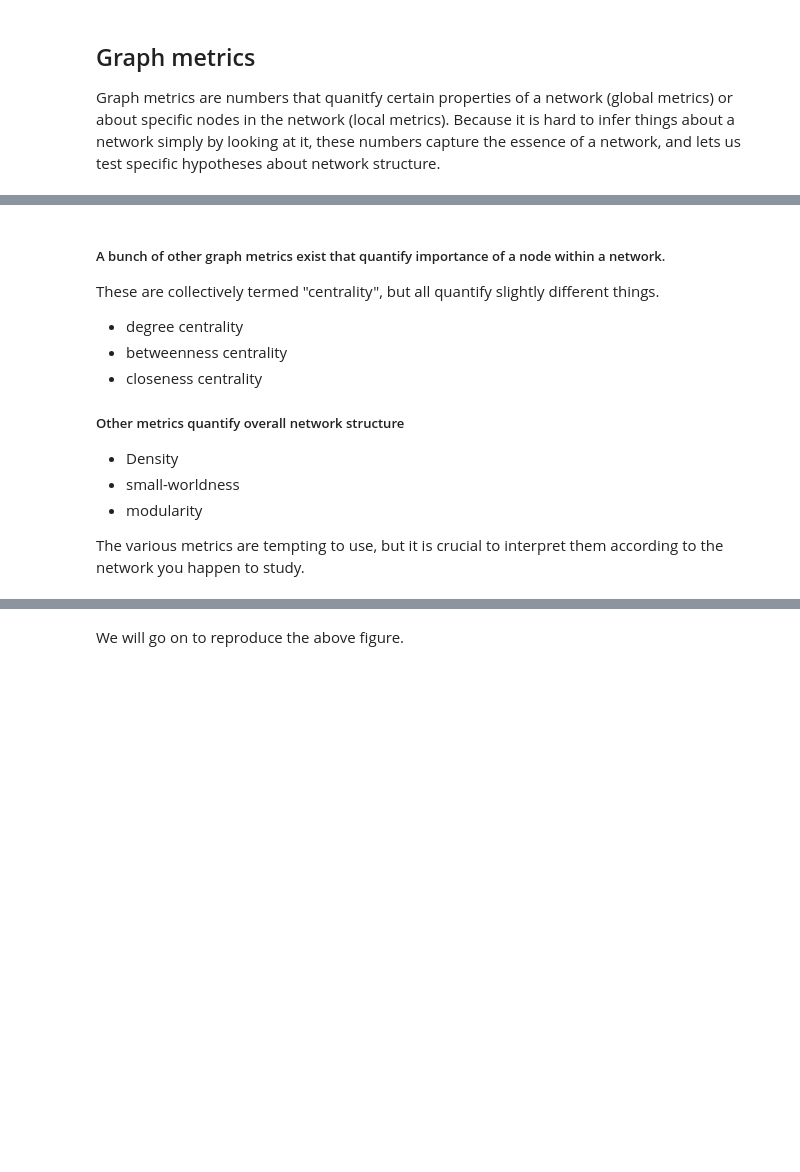
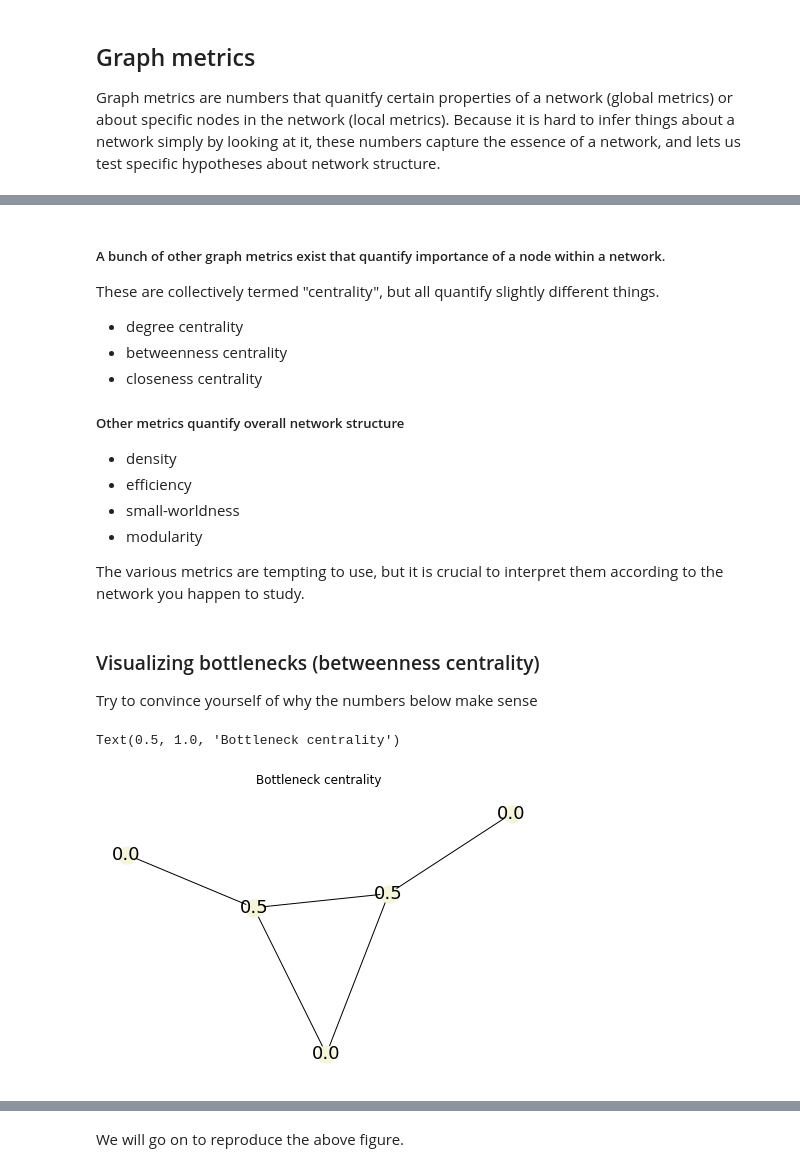
Before and after one commit to oercompbiomed/CBM101, a Jupyter notebook: D_Network_analysis/0_Concepts_in_network_theory.ipynb, the cells around one changed output, grey strips where cells are left out. Cells and saved outputs as stored; diff of their text form; code cells hidden in the pictures; blank space fills up the shorter version.

Commit message:
added graph metrics/visualization, reproducing pagerank figure

```diff
--- a/D_Network_analysis/0_Concepts_in_network_theory.ipynb
+++ b/D_Network_analysis/0_Concepts_in_network_theory.ipynb
@@ -114,8 +116,10 @@ These are collectively termed "centrality", but all quantify slightly different
 - closeness centrality
 
 ##### Other metrics quantify overall network structure
-- Density
+- density
+- efficiency
 - small-worldness
 - modularity
 
+
 The various metrics are tempting to use, but it is crucial to interpret them according to the network you happen to study.
@@ -121,0 +130,22 @@ The various metrics are tempting to use, but it is crucial to interpret them acc
+# %% [markdown]
+### Visualizing bottlenecks (betweenness centrality)
+Try to convince yourself of why the numbers below make sense
+# %%
+A = np.array([
+       [0., 0., 1., 0., 0.],
+       [1., 0., 0., 0., 0.],
+       [0., 0., 0., 1., 0.],
+       [1., 0., 0., 0., 0.],
+       [0., 0., 0., 1., 0.]])
+
+A
+G = nx.from_numpy_array(A)
+# %%
+btw = nx.betweenness_centrality(G)
+#pos = nx.drawing.layout.kamada_kawai_layout(G)
+pos = nx.layout.spring_layout(G, seed=1)
+nx.draw(G, pos=pos, labels=btw, node_color='beige', font_size=18, font_color='k')
+plt.title('Bottleneck centrality')
+# %% [output]
+Text(0.5, 1.0, 'Bottleneck centrality')
+[figure, added]
```
Also changed, not shown: parts of 20 cells of this notebook.
